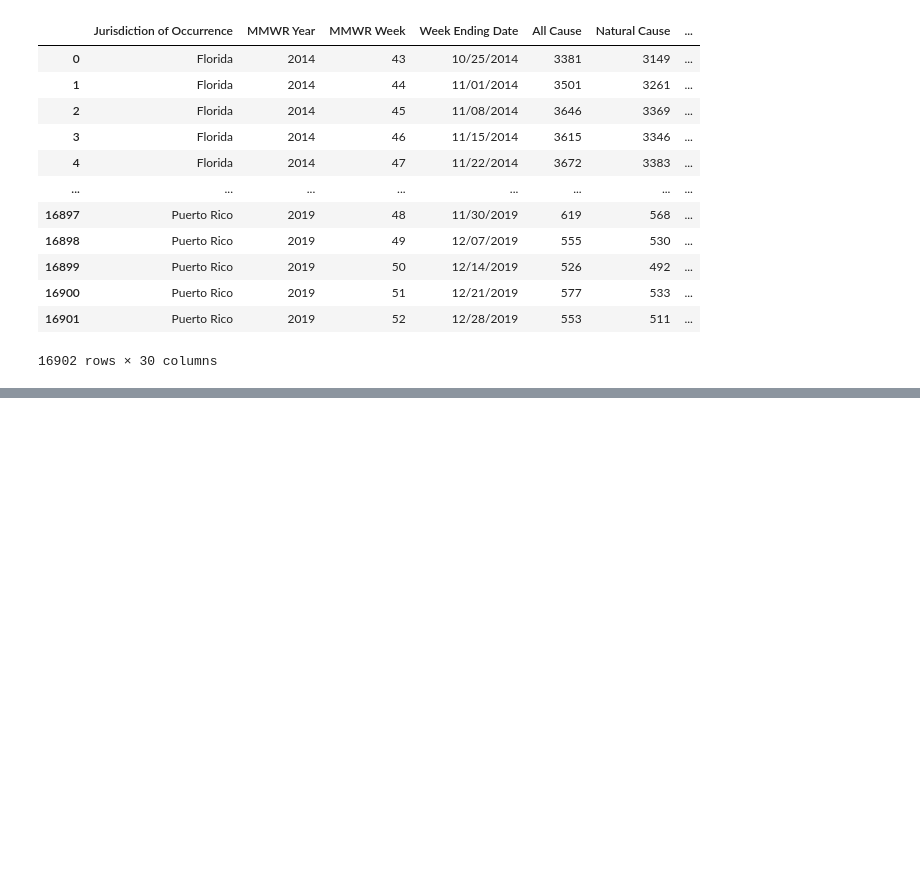
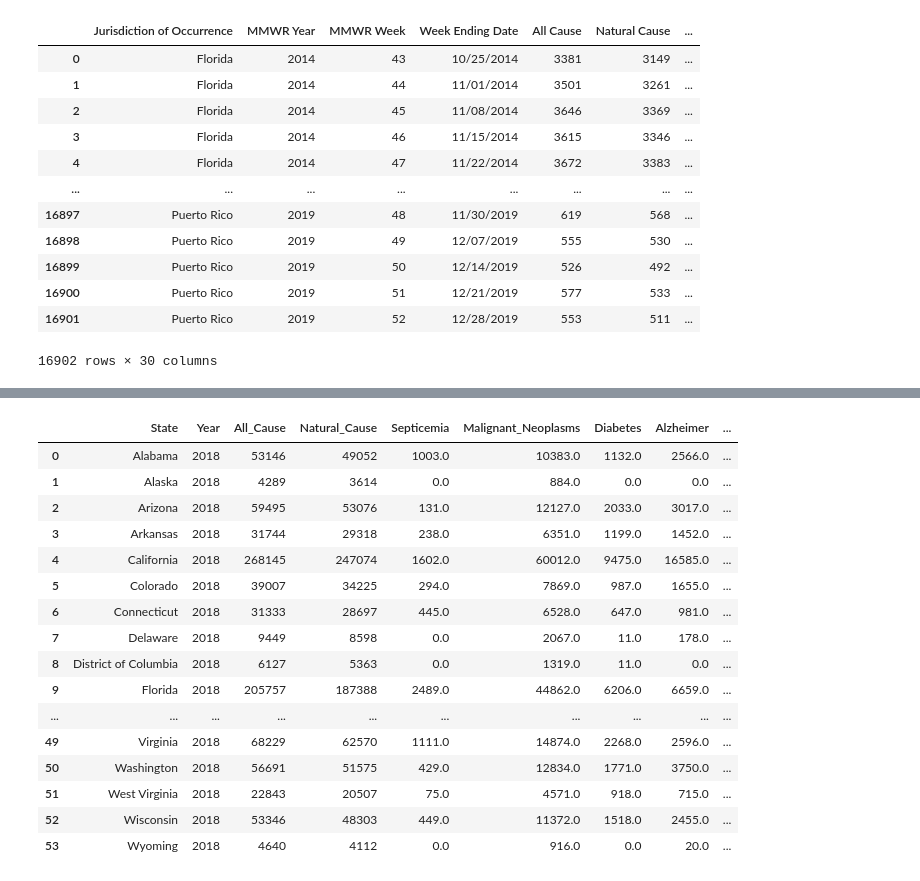
Before and after one commit to HaylieCannon/nss-capstone, a Jupyter notebook: notebook/health_trends.ipynb, the cells around one changed output, grey strips where cells are left out. Saved outputs shown, nothing was run; the diff lists cells and outputs as text; code cells hidden in the pictures; blank space fills up the shorter version.

```diff
--- a/notebook/health_trends.ipynb
+++ b/notebook/health_trends.ipynb
@@ -209,4 +422,6 @@ death_count
 | 16900 | Puerto Rico | 2019 | 51 | 12/21/2019 | 577 | 533 | 17.0 | 92.0 | ... |
 | 16901 | Puerto Rico | 2019 | 52 | 12/28/2019 | 553 | 511 | 11.0 | 96.0 | ... |
 16902 rows × 30 columns
+# %%
+death_count_short = death_count[['State', 'Year', 'All_Cause', 'Natural_Cause', 'Septicemia', 'Malignant_Neoplasms', 'Diabetes', 'Alzheimer', 'Flu_and_Pneumonia', 'Lower_Resp_Diseases', 'Other_Resp_Diseases','Nephritis', 'Abnormal_Findings', 'Heart_Disease', 'Cerebrovascular_diseases']]
 # %%
@@ -215,0 +445,22 @@ KeyError: False
+# %%
+death_count_2018 = death_count_2018.groupby(['State', 'Year']).sum().reset_index()
+# %%
+death_count_2018
+# %% [output]
+|  | State | Year | All_Cause | Natural_Cause | Septicemia | Malignant_Neoplasms | Diabetes | Alzheimer | ... |
+| 0 | Alabama | 2018 | 53146 | 49052 | 1003.0 | 10383.0 | 1132.0 | 2566.0 | ... |
+| 1 | Alaska | 2018 | 4289 | 3614 | 0.0 | 884.0 | 0.0 | 0.0 | ... |
+| 2 | Arizona | 2018 | 59495 | 53076 | 131.0 | 12127.0 | 2033.0 | 3017.0 | ... |
+| 3 | Arkansas | 2018 | 31744 | 29318 | 238.0 | 6351.0 | 1199.0 | 1452.0 | ... |
+| 4 | California | 2018 | 268145 | 247074 | 1602.0 | 60012.0 | 9475.0 | 16585.0 | ... |
+| 5 | Colorado | 2018 | 39007 | 34225 | 294.0 | 7869.0 | 987.0 | 1655.0 | ... |
+| 6 | Connecticut | 2018 | 31333 | 28697 | 445.0 | 6528.0 | 647.0 | 981.0 | ... |
+| 7 | Delaware | 2018 | 9449 | 8598 | 0.0 | 2067.0 | 11.0 | 178.0 | ... |
+| 8 | District of Columbia | 2018 | 6127 | 5363 | 0.0 | 1319.0 | 11.0 | 0.0 | ... |
+| 9 | Florida | 2018 | 205757 | 187388 | 2489.0 | 44862.0 | 6206.0 | 6659.0 | ... |
+| ... | ... | ... | ... | ... | ... | ... | ... | ... | ... |
+| 49 | Virginia | 2018 | 68229 | 62570 | 1111.0 | 14874.0 | 2268.0 | 2596.0 | ... |
+| 50 | Washington | 2018 | 56691 | 51575 | 429.0 | 12834.0 | 1771.0 | 3750.0 | ... |
+| 51 | West Virginia | 2018 | 22843 | 20507 | 75.0 | 4571.0 | 918.0 | 715.0 | ... |
+| 52 | Wisconsin | 2018 | 53346 | 48303 | 449.0 | 11372.0 | 1518.0 | 2455.0 | ... |
+| 53 | Wyoming | 2018 | 4640 | 4112 | 0.0 | 916.0 | 0.0 | 20.0 | ... |
```
Also changed, not shown: parts of 57 cells of this notebook.
